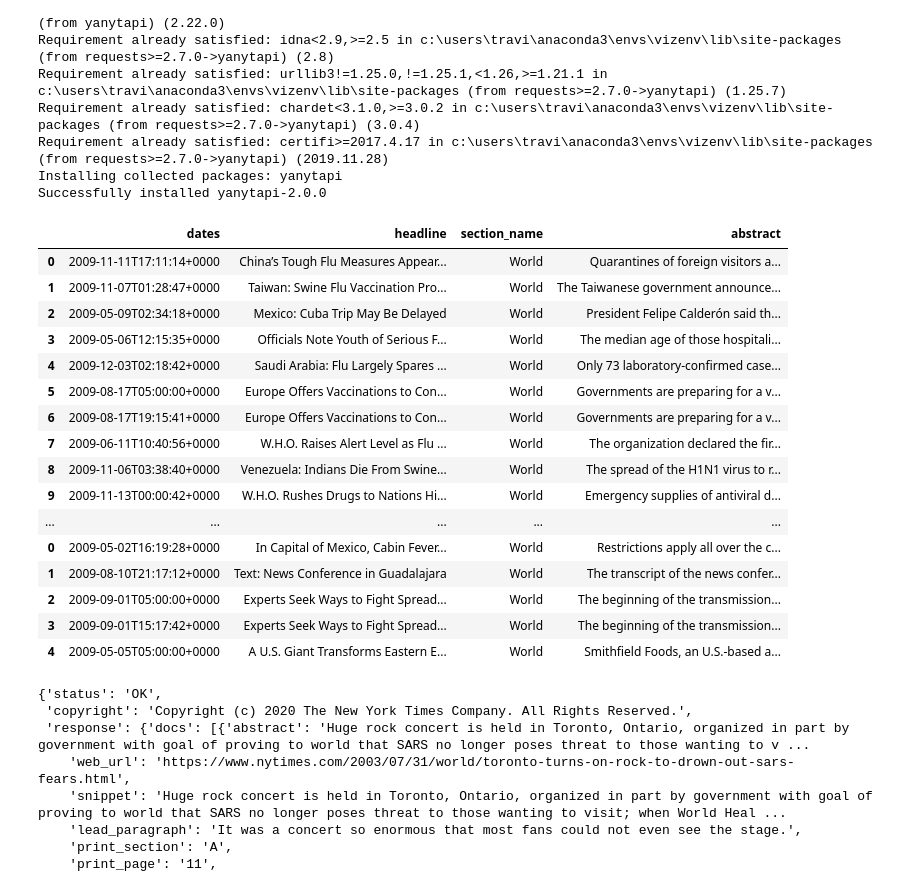
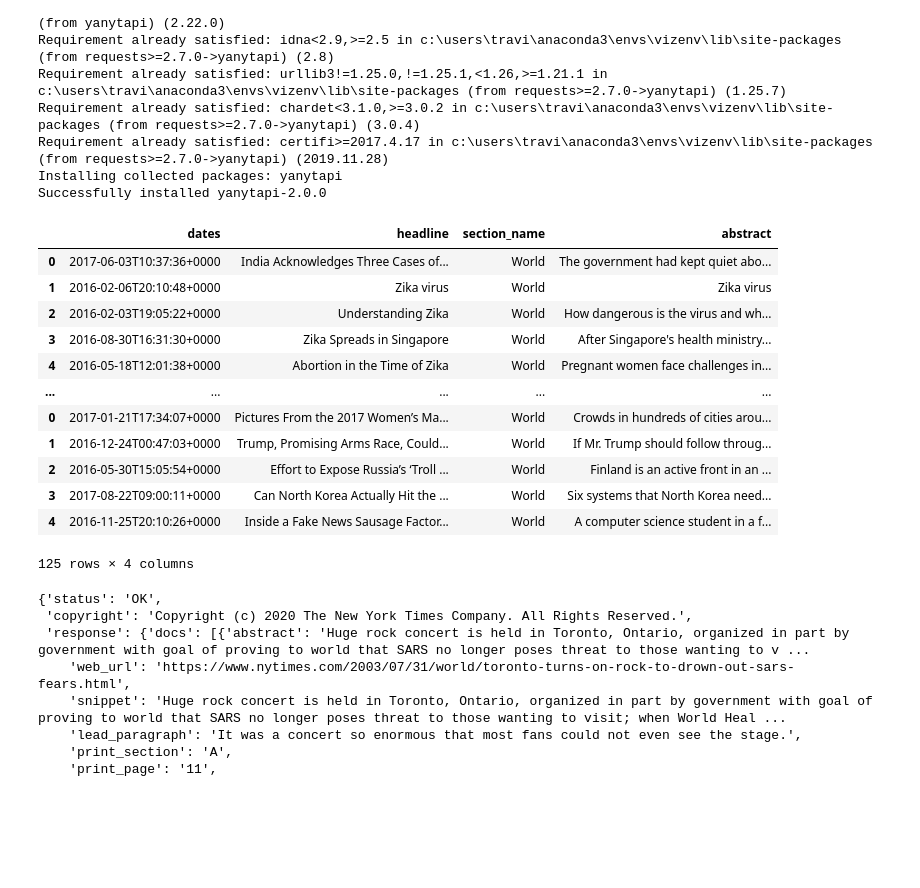
Before and after one commit to sunwukong76/GroupProject1, a Jupyter notebook: Code/Travis_Smith/nyt_api_working.ipynb, the cells around one changed output. Drawn from its saved outputs; the diff is of its cells as text; code cells hidden in the pictures; blank space fills up the shorter version.

```diff
--- a/Code/Travis_Smith/nyt_api_working.ipynb
+++ b/Code/Travis_Smith/nyt_api_working.ipynb
@@ -57,52 +32,48 @@ yourkey = ('THFAgqFwEabG2AW7vxkxXQAEDXtZA4zK')
 # pulls the data from teh API
 
 # keywords for the api call
-subject = 'H1N1'
+subject = 'Zika'
 # body = 'World Health Organization'
 type_of_material = ''
 section_name = 'World'
-begin_date = 20090315
-end_date = 20100930
+begin_date = 20150401
+end_date = 20171031
 all_articles = pd.DataFrame()
 
 # for loop running for the 100 pages in teh query
 for i in range (0,50):
 
     articles = requests.get(f'https://api.nytimes.com/svc/search/v2/articlesearch.json?q={subject}&fq=section_name:{section_name}&begin_date={begin_date}&end_date={end_date}&page={i}&api-key={yourkey}')
 #     articles = requests.get(f'https://api.nytimes.com/svc/search/v2/articlesearch.json?q=SARS&fq=section_name:{section_name}&begin_date={begin_date}&end_date={end_date}&page={i}&api-key={yourkey}')
 
 #     parses the data from the pull and puts into a dataframe
     articles = pd.DataFrame({
                     'dates':[x['pub_date'] for x in articles.json()['response']['docs']],
                     'headline':[x['headline']['main'] for x in articles.json()['response']['docs']],
                     'section_name':[x['section_name'] for x in articles.json()['response']['docs']],
                     'abstract':[x['abstract'] for x in articles.json()['response']['docs']],
 #                     'keywords':[x['keywords'] for x in articles.json()['response']['docs']],
 #                     'print_page':[x['print_page'] for x in articles.json()['response']['docs']]
 
                             })
 #     append API call to the articles dataframs
     all_articles = all_articles.append(articles)
     time.sleep(6)
 all_articles
 # %% [output]
 |  | dates | headline | section_name | abstract |
-| 0 | 2009-11-11T17:11:14+0000 | China’s Tough Flu Measures Appear... | World | Quarantines of foreign visitors a... |
-| 1 | 2009-11-07T01:28:47+0000 | Taiwan: Swine Flu Vaccination Pro... | World | The Taiwanese government announce... |
-| 2 | 2009-05-09T02:34:18+0000 | Mexico: Cuba Trip May Be Delayed | World | President Felipe Calderón said th... |
-| 3 | 2009-05-06T12:15:35+0000 | Officials Note Youth of Serious F... | World | The median age of those hospitali... |
-| 4 | 2009-12-03T02:18:42+0000 | Saudi Arabia: Flu Largely Spares ... | World | Only 73 laboratory-confirmed case... |
-| 5 | 2009-08-17T05:00:00+0000 | Europe Offers Vaccinations to Con... | World | Governments are preparing for a v... |
-| 6 | 2009-08-17T19:15:41+0000 | Europe Offers Vaccinations to Con... | World | Governments are preparing for a v... |
-| 7 | 2009-06-11T10:40:56+0000 | W.H.O. Raises Alert Level as Flu ... | World | The organization declared the fir... |
-| 8 | 2009-11-06T03:38:40+0000 | Venezuela: Indians Die From Swine... | World | The spread of the H1N1 virus to r... |
-| 9 | 2009-11-13T00:00:42+0000 | W.H.O. Rushes Drugs to Nations Hi... | World | Emergency supplies of antiviral d... |
+| 0 | 2017-06-03T10:37:36+0000 | India Acknowledges Three Cases of... | World | The government had kept quiet abo... |
+| 1 | 2016-02-06T20:10:48+0000 | Zika virus | World | Zika virus |
+| 2 | 2016-02-03T19:05:22+0000 | Understanding Zika | World | How dangerous is the virus and wh... |
+| 3 | 2016-08-30T16:31:30+0000 | Zika Spreads in Singapore | World | After Singapore's health ministry... |
+| 4 | 2016-05-18T12:01:38+0000 | Abortion in the Time of Zika | World | Pregnant women face challenges in... |
 | ... | ... | ... | ... | ... |
-| 0 | 2009-05-02T16:19:28+0000 | In Capital of Mexico, Cabin Fever... | World | Restrictions apply all over the c... |
-| 1 | 2009-08-10T21:17:12+0000 | Text: News Conference in Guadalajara | World | The transcript of the news confer... |
-| 2 | 2009-09-01T05:00:00+0000 | Experts Seek Ways to Fight Spread... | World | The beginning of the transmission... |
-| 3 | 2009-09-01T15:17:42+0000 | Experts Seek Ways to Fight Spread... | World | The beginning of the transmission... |
-| 4 | 2009-05-05T05:00:00+0000 | A U.S. Giant Transforms Eastern E... | World | Smithfield Foods, an U.S.-based a... |
+| 0 | 2017-01-21T17:34:07+0000 | Pictures From the 2017 Women’s Ma... | World | Crowds in hundreds of cities arou... |
+| 1 | 2016-12-24T00:47:03+0000 | Trump, Promising Arms Race, Could... | World | If Mr. Trump should follow throug... |
+| 2 | 2016-05-30T15:05:54+0000 | Effort to Expose Russia’s ‘Troll ... | World | Finland is an active front in an ... |
+| 3 | 2017-08-22T09:00:11+0000 | Can North Korea Actually Hit the ... | World | Six systems that North Korea need... |
+| 4 | 2016-11-25T20:10:26+0000 | Inside a Fake News Sausage Factor... | World | A computer science student in a f... |
+125 rows × 4 columns
 # %%
 # articles
 # %%
```
Also changed, not shown: parts of 1 cell of this notebook, 9 other files.
